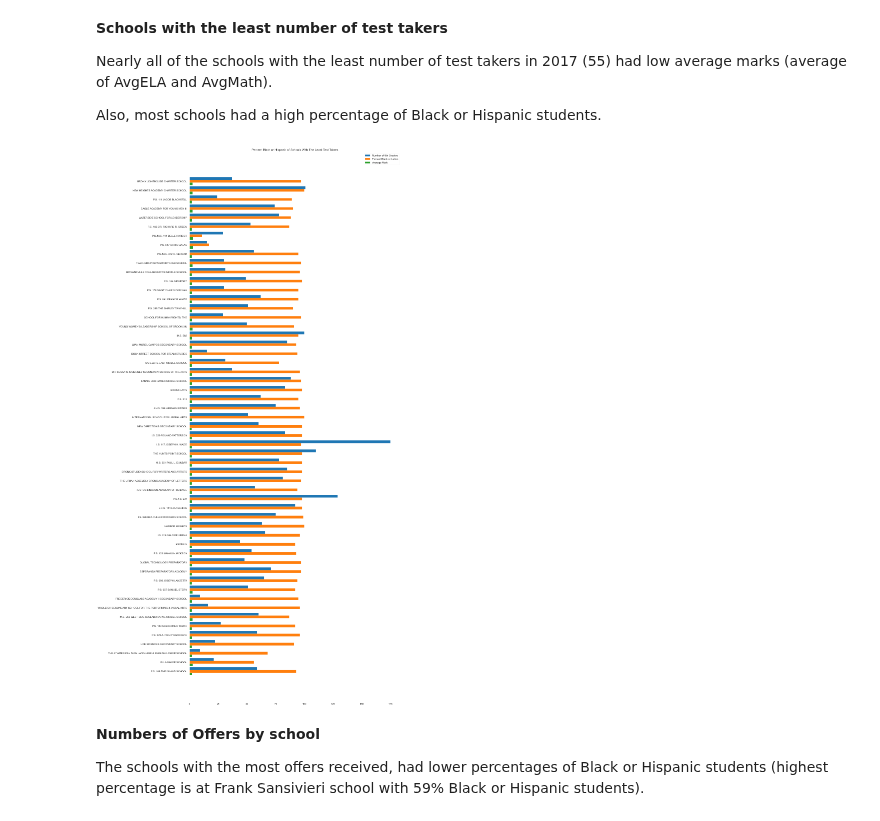
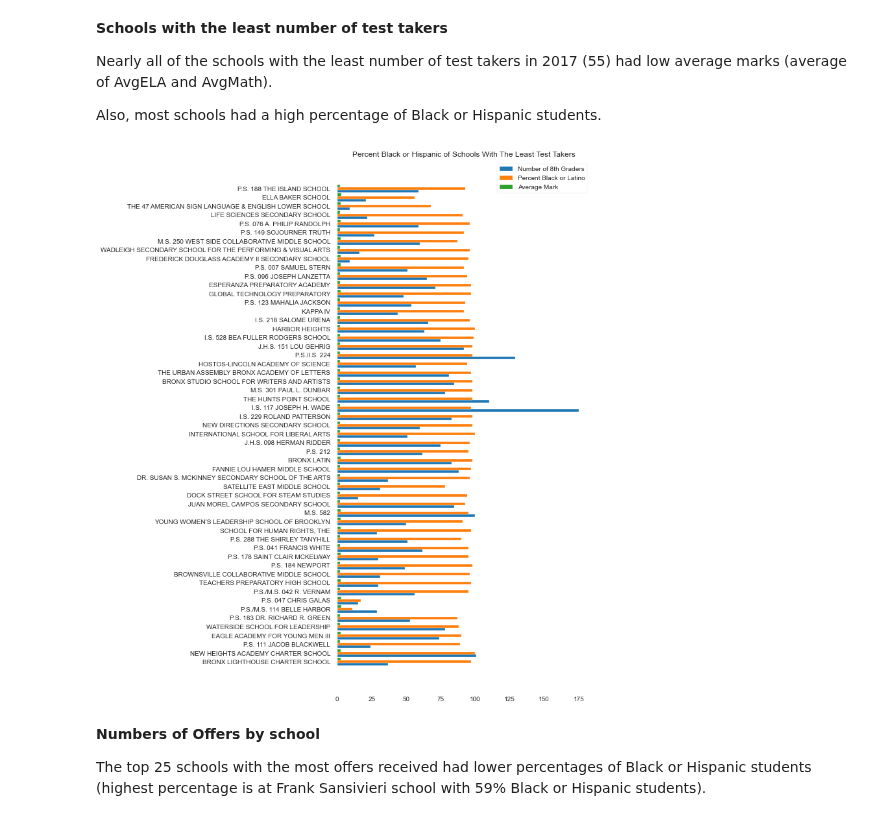
Before and after one commit to dj-m/CapstoneTwo, a Jupyter notebook: notebooks/CapstoneTwo_PredictingHighSchoolAdmissionsOffers.ipynb, the cells around one changed output. Saved outputs shown, nothing was run; the diff lists cells and outputs as text; code cells hidden in the pictures.

```diff
--- a/notebooks/CapstoneTwo_PredictingHighSchoolAdmissionsOffers.ipynb
+++ b/notebooks/CapstoneTwo_PredictingHighSchoolAdmissionsOffers.ipynb
@@ -422,22 +424,23 @@ Nearly all of the schools with the least number of test takers in 2017 (55) had
 Also, most schools had a high percentage of Black or Hispanic students.
 # %%
 least_testtakers = df_main[df_main.NumTestTakers == 0]
-_ = plt.figure(figsize = (15,40))
+_ = plt.figure(figsize = (7,15))
 _ = plt.title('Percent Black or Hispanic of Schools With The Least Test Takers')
 h = 0.3
 eighth_graders = plt.barh(np.arange(len(least_testtakers))+h, least_testtakers.count_of_students_in_hs_admissions,
                          height = h, label = 'Number of 8th Graders')
 pct_blk_hisp = plt.barh(np.arange(len(least_testtakers)), least_testtakers.PctBlackOrHispanic, height = h,
                         label = 'Percent Black or Latino')
 average_mark = plt.barh(np.arange(len(least_testtakers))-h, least_testtakers.AvgMark, height = h,
                         label = 'Average Mark')
 plt.yticks(np.arange(len(least_testtakers)), least_testtakers.feeder_school_name)
 _ = plt.legend(handles=[eighth_graders,pct_blk_hisp,average_mark], loc = 'upper right')
+_ = plt.gca().invert_yaxis()
 # %% [output]
-[figure, old version]
+[figure, new version]
 # %% [markdown]
 **Numbers of Offers by school**
 
-The schools with the most offers received, had lower percentages of Black or Hispanic students (highest percentage is at Frank Sansivieri school with 59% Black or Hispanic students).
+The top 25 schools with the most offers received had lower percentages of Black or Hispanic students (highest percentage is at Frank Sansivieri school with 59% Black or Hispanic students).
 # %%
 most_offers = df_main.sort_values(by = 'NumSpecializedOffers', ascending=False).head(25)
```
Also changed, not shown: parts of 7 cells of this notebook.
